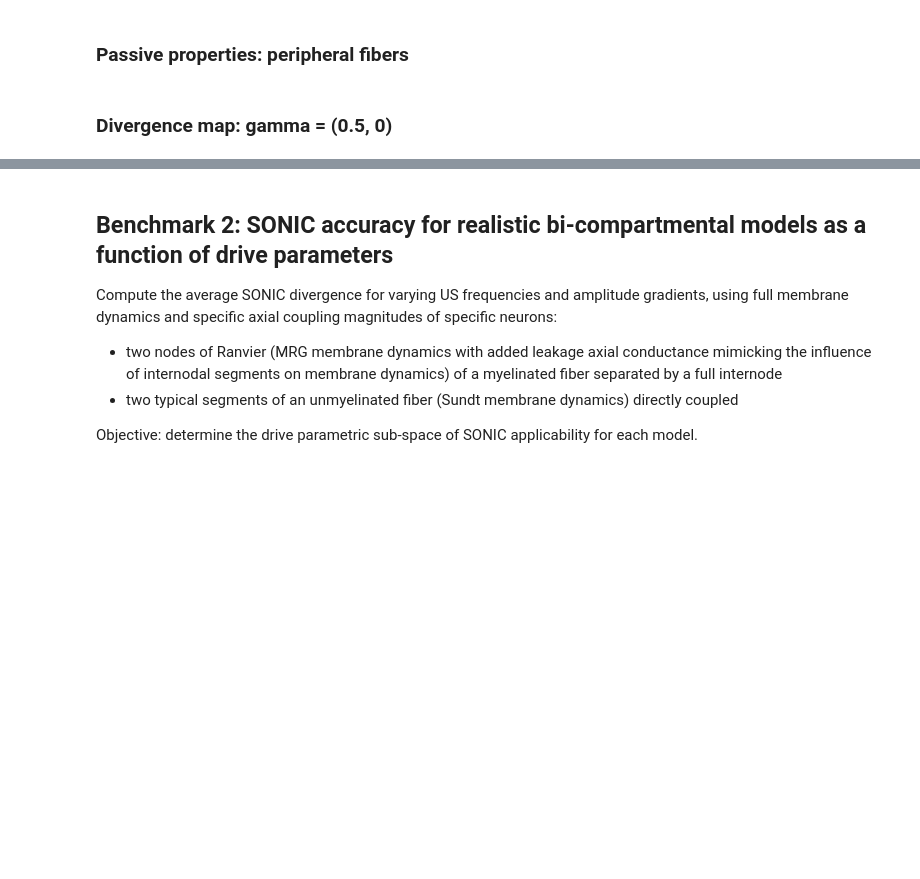
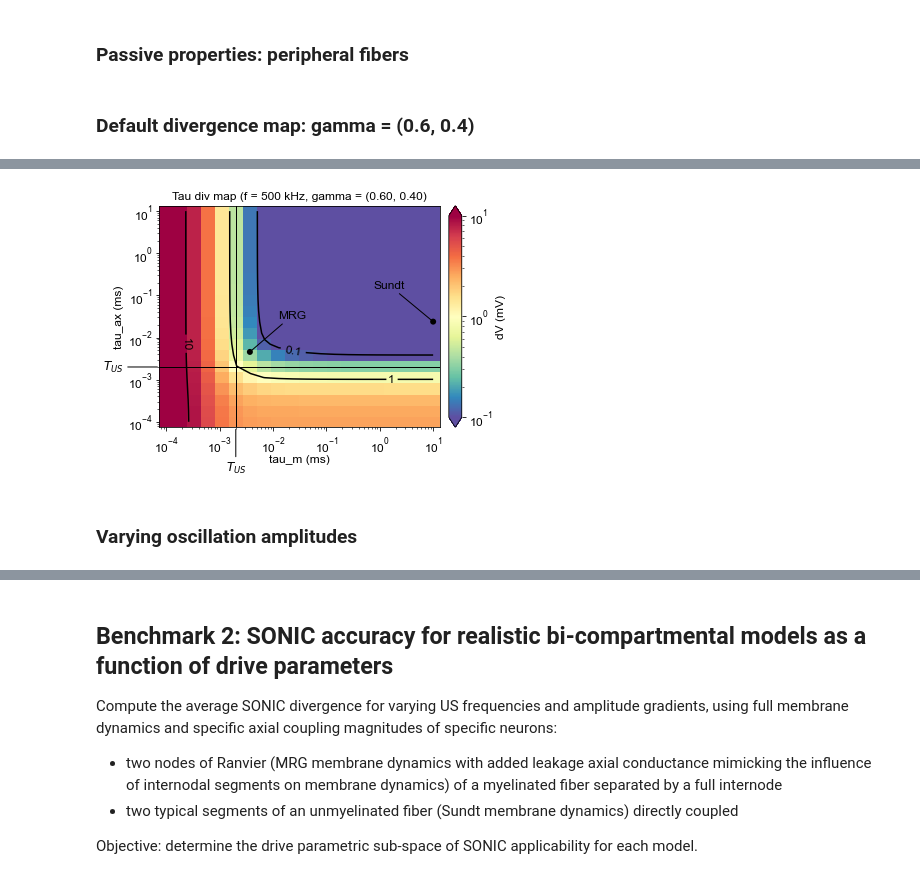
Before and after one commit to tjjlemaire/MorphoSONIC, a Jupyter notebook: notebooks/SONIC multi-comp benchmark.ipynb, the cells around one changed output, grey strips where cells are left out. Saved outputs shown, nothing was run; the diff lists cells and outputs as text; code cells hidden in the pictures; blank space fills up the shorter version.

```diff
--- a/notebooks/SONIC multi-comp benchmark.ipynb
+++ b/notebooks/SONIC multi-comp benchmark.ipynb
@@ -185,3 +212,7 @@ def plotPassiveDivMap(sb, taum_range, tauax_range):
     return fig
 # %% [markdown]
-### Divergence map: gamma = (0.5, 0)
+### Default divergence map: gamma = (0.6, 0.4)
+# %%
+sb = SonicBenchmark(pneuron, 0., f_US, (0.6, 0.4))
+fig = plotPassiveDivMap(sb, taum_range, tauax_range)
+# %% [output]
@@ -188 +224,4 @@ def plotPassiveDivMap(sb, taum_range, tauax_range):
+[figure, added]
+# %% [markdown]
+### Varying oscillation amplitudes
 # %%
```
Also changed, not shown: parts of 21 cells of this notebook, 36 other files.
